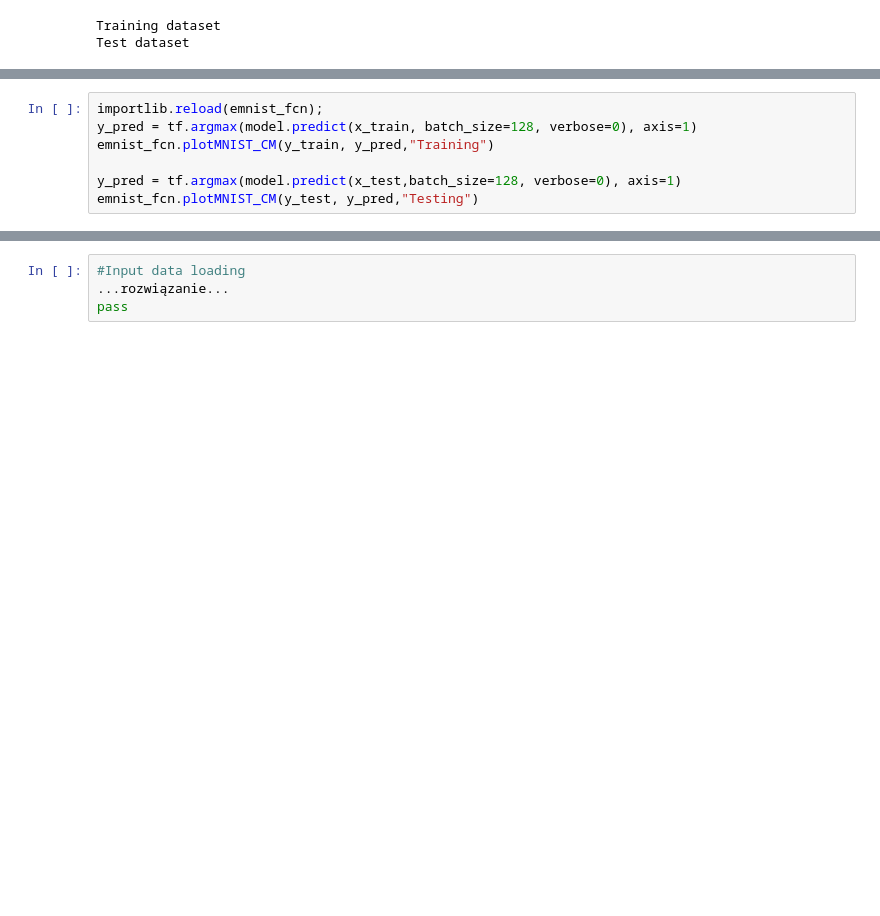
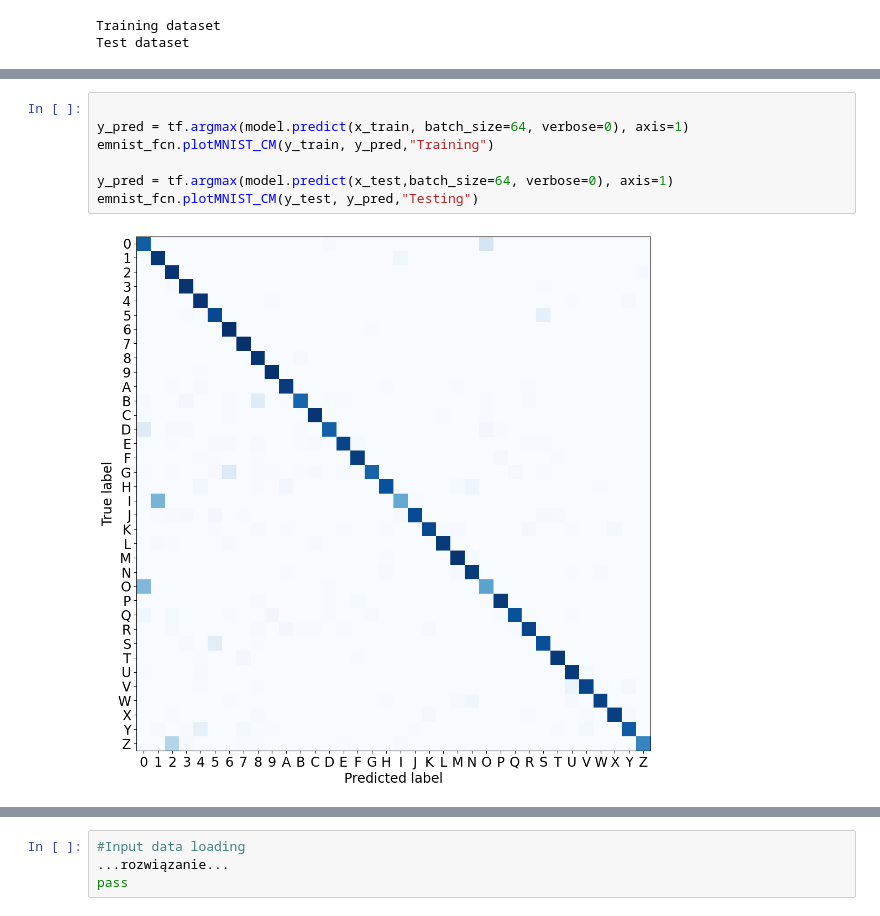
Before and after one commit to bkasza/MLII, a Jupyter notebook: 05/05_Sieci_w_pelni_polaczone_2.ipynb, the cells around one changed output, grey strips where cells are left out. Cells and saved outputs as stored; diff of their text form; blank space fills up the shorter version.

```diff
--- a/05/05_Sieci_w_pelni_polaczone_2.ipynb
+++ b/05/05_Sieci_w_pelni_polaczone_2.ipynb
@@ -791,7 +795,9 @@ Epoch 4/5
 # %%
-importlib.reload(emnist_fcn);
-y_pred = tf.argmax(model.predict(x_train, batch_size=128, verbose=0), axis=1)
+
+y_pred = tf.argmax(model.predict(x_train, batch_size=64, verbose=0), axis=1)
 emnist_fcn.plotMNIST_CM(y_train, y_pred,"Training")
 
-y_pred = tf.argmax(model.predict(x_test,batch_size=128, verbose=0), axis=1)
+y_pred = tf.argmax(model.predict(x_test,batch_size=64, verbose=0), axis=1)
 emnist_fcn.plotMNIST_CM(y_test, y_pred,"Testing")
+# %% [output]
+[figure, added]
```
Also changed, not shown: parts of 12 cells of this notebook, 1 other file.
